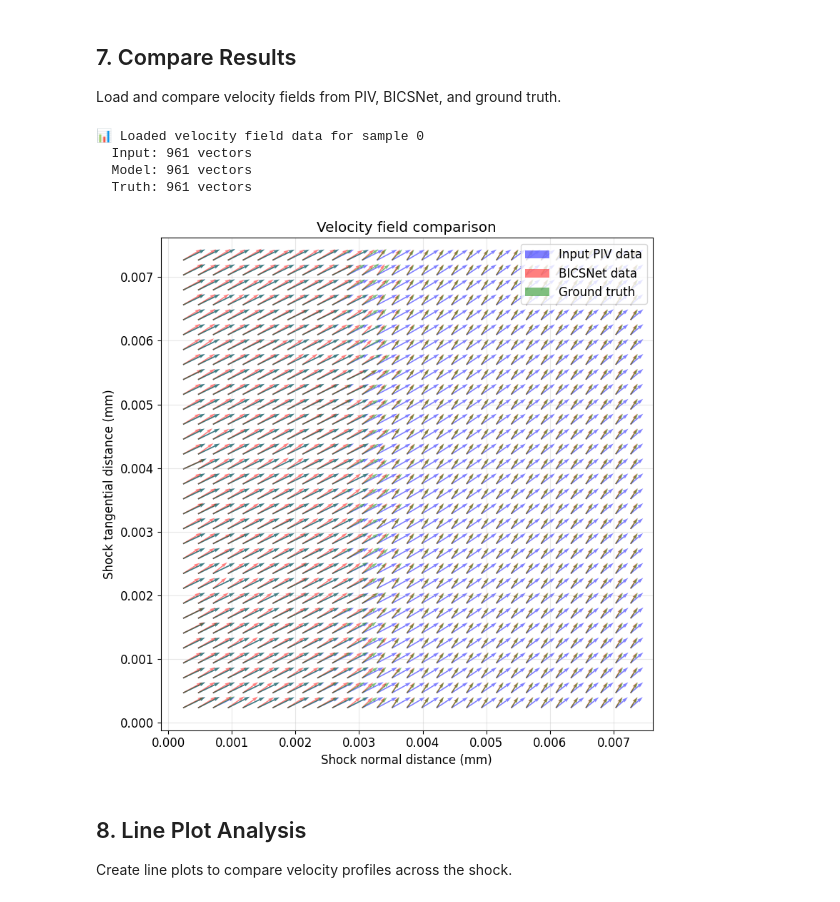
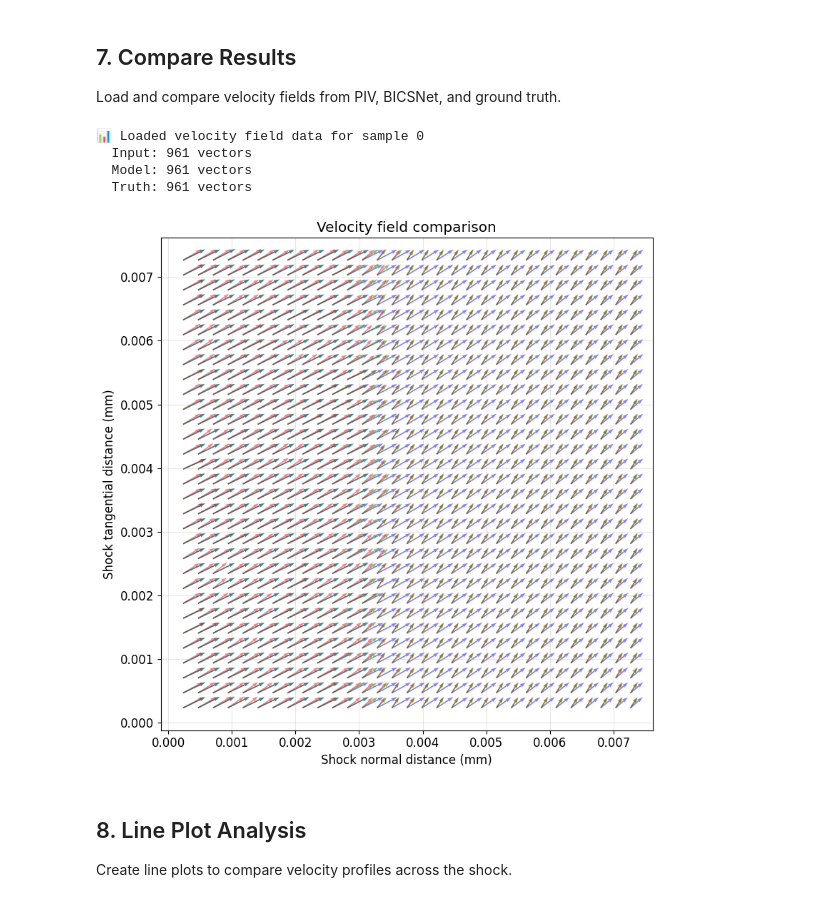
Before and after one commit to kalagotla/BICSNet-PIV, a Jupyter notebook: analysis.ipynb, the cells around one changed output. Drawn from its saved outputs; the diff is of its cells as text; code cells hidden in the pictures.

```diff
--- a/analysis.ipynb
+++ b/analysis.ipynb
@@ -414,8 +290,8 @@ print("✅ OpenPIV analysis functions defined")
 
 Execute PIV analysis on a subset of data for demonstration.
 # %%
-# Run analysis on first few samples (adjust range as needed)
-num_samples = 3  # Analyze first 3 samples
+# Run analysis on all the samples found in the model_outputs1 and model_outputs2 directories
+num_samples = len(os.listdir(f'./data/test_images/model_outputs1/')) // 3
 print(f"🔬 Running OpenPIV analysis on {num_samples} samples...")
 
 for i in tqdm(range(num_samples), desc="Processing samples"):
@@ -479,51 +352,42 @@ Image Pair 1
 Load and compare velocity fields from PIV, BICSNet, and ground truth.
 # %%
 # Load results for comparison
-sample_idx = 0  # Compare first sample
-
+base = './data/test_images/openpiv_analysis'
 try:
-    # Load velocity field data
-    df_input = pd.read_csv(f'./_piv_multipass/OpenPIV_results_16_/{sample_idx}/field_A0000.txt', delimiter="\t")
-    df_model = pd.read_csv(f'./_model_multipass/OpenPIV_results_16_/{sample_idx}/field_A0000.txt', delimiter="\t")
-    df_truth = pd.read_csv(f'./_truth_multipass/OpenPIV_results_16_/{sample_idx}/field_A0000.txt', delimiter="\t")
+    df_input = pd.read_csv(f"{base}/piv/OpenPIV_results_16_/{sample_idx}/field_A0000.txt", delimiter="\t")
+    df_model = pd.read_csv(f"{base}/model/OpenPIV_results_16_/{sample_idx}/field_A0000.txt", delimiter="\t")
+    df_truth = pd.read_csv(f"{base}/truth/OpenPIV_results_16_/{sample_idx}/field_A0000.txt", delimiter="\t")
 
     print(f"📊 Loaded velocity field data for sample {sample_idx}")
     print(f"  Input: {len(df_input)} vectors")
     print(f"  Model: {len(df_model)} vectors")
     print(f"  Truth: {len(df_truth)} vectors")
 
-    # Create velocity field comparison plot
     fig, ax = plt.subplots(figsize=(12, 8))
-
-    # Plot velocity vectors
-    ax.quiver(df_input['# x'], df_input['y'], df_input['u'], df_input['v'],
-              color='b', alpha=0.5, label='Input PIV data', scale=1e3)
-    ax.quiver(df_model['# x'], df_model['y'], df_model['u'], df_model['v'],
-              color='r', alpha=0.5, label='BICSNet data', scale=1e3)
-    ax.quiver(df_truth['# x'], df_truth['y'], df_truth['u'], df_truth['v'],
-              color='g', alpha=0.5, label='Ground truth', scale=1e3)
+    ax.quiver(df_input['# x'], df_input['y'], df_input['u'], df_input['v'], color='b', alpha=0.5, label='Input PIV data', scale=1e3)
+    ax.quiver(df_model['# x'], df_model['y'], df_model['u'], df_model['v'], color='r', alpha=0.5, label='BICSNet data', scale=1e3)
+    ax.quiver(df_truth['# x'], df_truth['y'], df_truth['u'], df_truth['v'], color='g', alpha=0.5, label='Ground truth', scale=1e3)
 
     ax.set_xlabel('Shock normal distance (mm)')
     ax.set_ylabel('Shock tangential distance (mm)')
     ax.set_title('Velocity field comparison')
-    ax.legend(loc='upper right')
     ax.set_aspect('equal')
     ax.grid(True, alpha=0.3)
 
     plt.tight_layout()
     plt.show()
 
 except FileNotFoundError as e:
     print(f"❌ Results file not found: {e}")
-    print("💡 Make sure to run the OpenPIV analysis first (Section 6)")
+    print("💡 Run the OpenPIV analysis first so files appear under data/test_images/openpiv_analysis/")
 except Exception as e:
     print(f"❌ Error loading results: {e}")
 # %% [output]
 📊 Loaded velocity field data for sample 0
   Input: 961 vectors
   Model: 961 vectors
   Truth: 961 vectors
-[figure, old version]
+[figure, new version]
 # %% [markdown]
 ## 8. Line Plot Analysis
 
```
Also changed, not shown: parts of 12 cells of this notebook, 7 other files.
